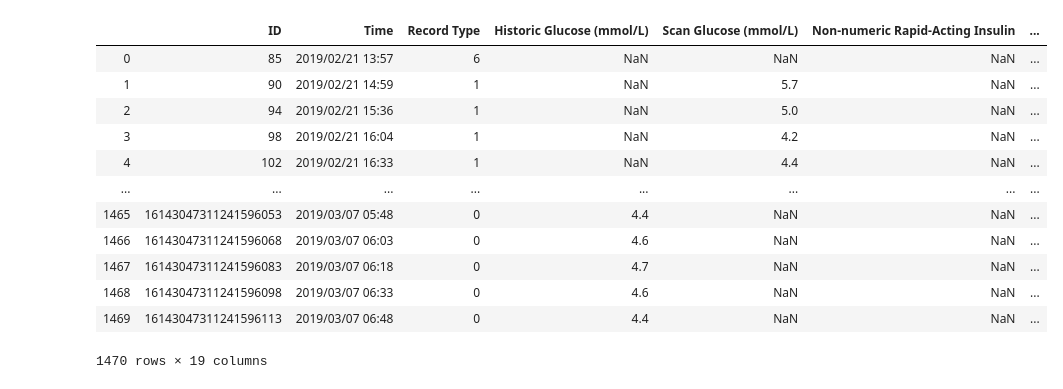
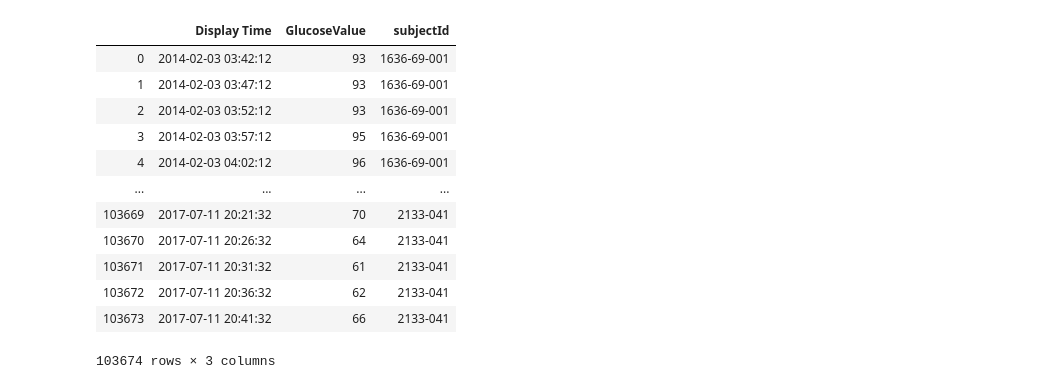
Before and after one commit to snehG0205/NCSA_genomics, a Jupyter notebook: Python - notebooks/Scratchpad.ipynb, the cells around one changed output. Saved outputs shown, nothing was run; the diff lists cells and outputs as text; code cells hidden in the pictures.

```diff
--- a/Python - notebooks/Scratchpad.ipynb
+++ b/Python - notebooks/Scratchpad.ipynb
@@ -3,17 +5,17 @@ import pandas as pd
 # %%
-data = pd.read_csv("~/Desktop/Healthy_volunteer_example_data_FreeStyle_Libre.txt", sep='\t')
+data = pd.read_csv("~/Desktop/NCSA_genomics/Python - notebooks/TSForecasting/Data/Hall/Hall_data.csv")
 data
 # %% [output]
-|  | ID | Time | Record Type | Historic Glucose (mmol/L) | Scan Glucose (mmol/L) | Non-numeric Rapid-Acting Insulin | ... |
-| 0 | 85 | 2019/02/21 13:57 | 6 | NaN | NaN | NaN | ... |
-| 1 | 90 | 2019/02/21 14:59 | 1 | NaN | 5.7 | NaN | ... |
-| 2 | 94 | 2019/02/21 15:36 | 1 | NaN | 5.0 | NaN | ... |
-| 3 | 98 | 2019/02/21 16:04 | 1 | NaN | 4.2 | NaN | ... |
-| 4 | 102 | 2019/02/21 16:33 | 1 | NaN | 4.4 | NaN | ... |
-| ... | ... | ... | ... | ... | ... | ... | ... |
-| 1465 | 16143047311241596053 | 2019/03/07 05:48 | 0 | 4.4 | NaN | NaN | ... |
-| 1466 | 16143047311241596068 | 2019/03/07 06:03 | 0 | 4.6 | NaN | NaN | ... |
-| 1467 | 16143047311241596083 | 2019/03/07 06:18 | 0 | 4.7 | NaN | NaN | ... |
-| 1468 | 16143047311241596098 | 2019/03/07 06:33 | 0 | 4.6 | NaN | NaN | ... |
-| 1469 | 16143047311241596113 | 2019/03/07 06:48 | 0 | 4.4 | NaN | NaN | ... |
+|  | Display Time | GlucoseValue | subjectId |
+| 0 | 2014-02-03 03:42:12 | 93 | 1636-69-001 |
+| 1 | 2014-02-03 03:47:12 | 93 | 1636-69-001 |
+| 2 | 2014-02-03 03:52:12 | 93 | 1636-69-001 |
+| 3 | 2014-02-03 03:57:12 | 95 | 1636-69-001 |
+| 4 | 2014-02-03 04:02:12 | 96 | 1636-69-001 |
+| ... | ... | ... | ... |
+| 103669 | 2017-07-11 20:21:32 | 70 | 2133-041 |
+| 103670 | 2017-07-11 20:26:32 | 64 | 2133-041 |
+| 103671 | 2017-07-11 20:31:32 | 61 | 2133-041 |
+| 103672 | 2017-07-11 20:36:32 | 62 | 2133-041 |
+| 103673 | 2017-07-11 20:41:32 | 66 | 2133-041 |
-1470 rows × 19 columns
+103674 rows × 3 columns
```
Also changed, not shown: parts of 12 cells of this notebook, 14 other files.
